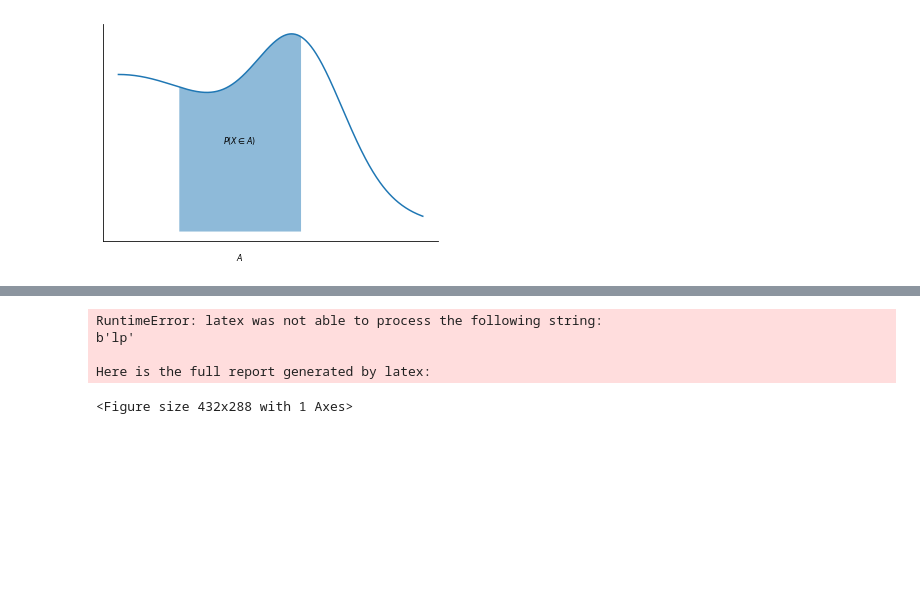
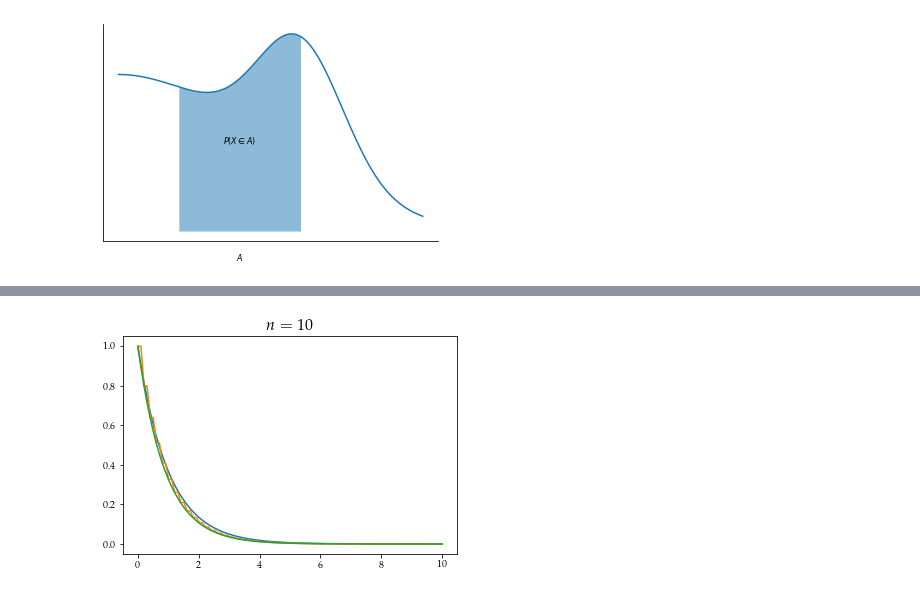
Before and after one commit to dariomalchiodi/sds, a Jupyter notebook: sds/notebooks.ipynb, the cells around one changed output, grey strips where cells are left out. Drawn from its saved outputs; the diff is of its cells as text; code cells hidden in the pictures; blank space fills up the shorter version.

```diff
--- a/sds/notebooks.ipynb
+++ b/sds/notebooks.ipynb
@@ -431,22 +434,18 @@ plt.show()
 # %%
 import matplotlib.pyplot as plt
 plt.rcParams.update({
-    "text.usetex": True,})
+    "text.usetex": True,
+    "font.family": "serif",
+    "font.serif": ["Palatino"]})
 
+with plt.rc_context({'axes.titlesize': 16}):
+    plt.plot(x, y)
+    p = 0.2
+    plt.plot(x, disc(x, p))
+    plt.plot(x, cont(x, p))
 
-#    "font.family": "sans-serif",
-#    "font.sans-serif": ["Helvetica"]})
+    plt.title(rf'$n = {10}$')
 
-
-plt.plot(x, y)
-p = 0.2
-plt.plot(x, disc(x, p))
-plt.plot(x, cont(x, p))
-
-plt.show()
+    plt.show()
 # %% [output]
-RuntimeError: latex was not able to process the following string:
-b'lp'
-
-Here is the full report generated by latex:
-<Figure size 432x288 with 1 Axes>
+[figure, added]
```
Also changed, not shown: parts of 3 cells of this notebook, 4 other files.
